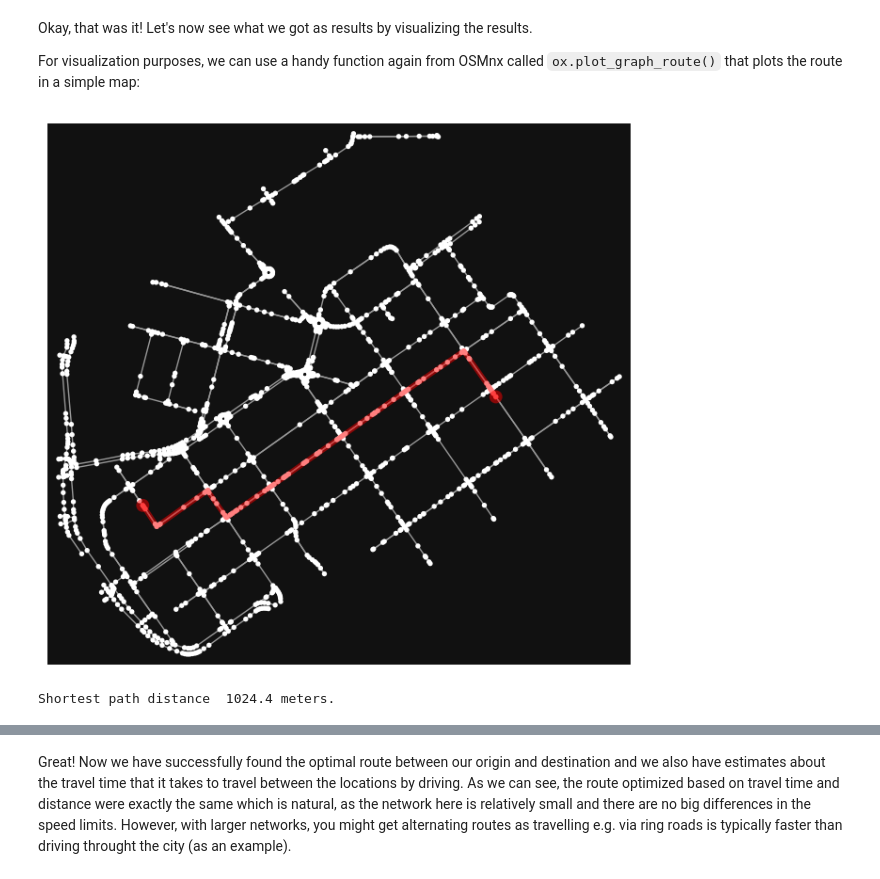
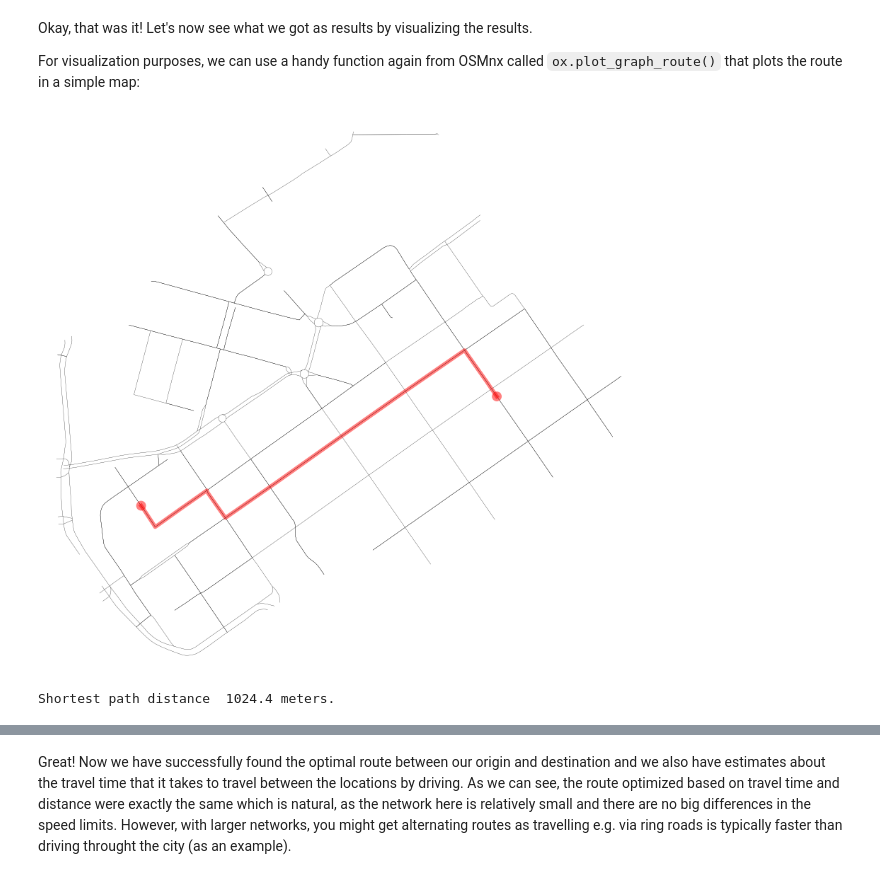
Before and after one commit to AaltoGIS/IntroSDA, a Jupyter notebook: source/tutorials/spatial_network_analysis.ipynb, the cells around one changed output, grey strips where cells are left out. Saved outputs shown, nothing was run; the diff lists cells and outputs as text; code cells hidden in the pictures.

```diff
--- a/source/tutorials/spatial_network_analysis.ipynb
+++ b/source/tutorials/spatial_network_analysis.ipynb
@@ -370,11 +370,12 @@ Okay, that was it! Let's now see what we got as results by visualizing the resul
 For visualization purposes, we can use a handy function again from OSMnx called `ox.plot_graph_route()` that plots the route in a simple map:
 # %%
 # Shortest path based on distance
-fig, ax = ox.plot_graph_route(G, metric_path)
+fig, ax = ox.plot_graph_route(G, metric_path,
+                              edge_linewidth=0.2, node_size=0, bgcolor="white", edge_color="black", figsize=(14,10))
 
 # Print some useful information as well
 print(f"Shortest path distance {travel_length: .1f} meters.")
 # %% [output]
-[figure, old version]
+[figure, new version]
 Shortest path distance  1024.4 meters.
 # %%
```
Also changed, not shown: parts of 1 cell of this notebook.
